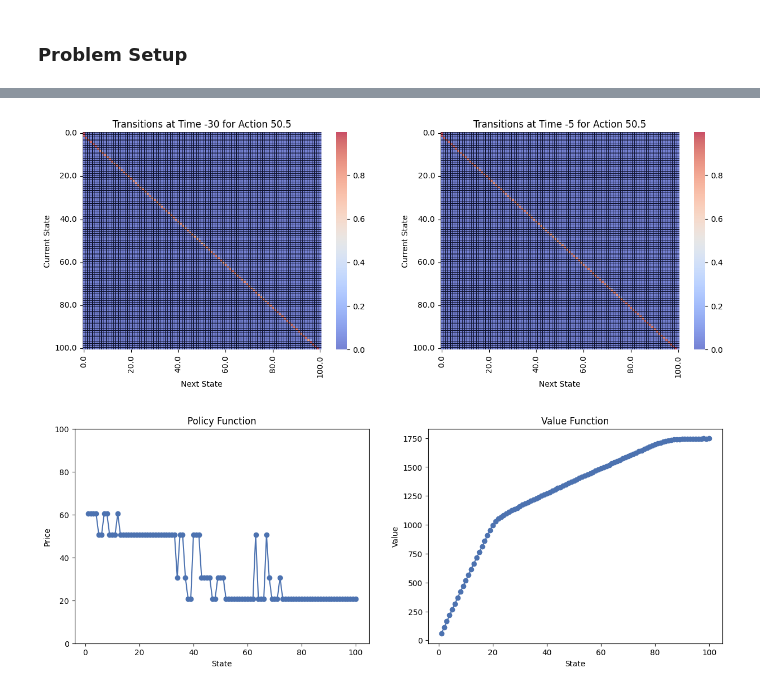
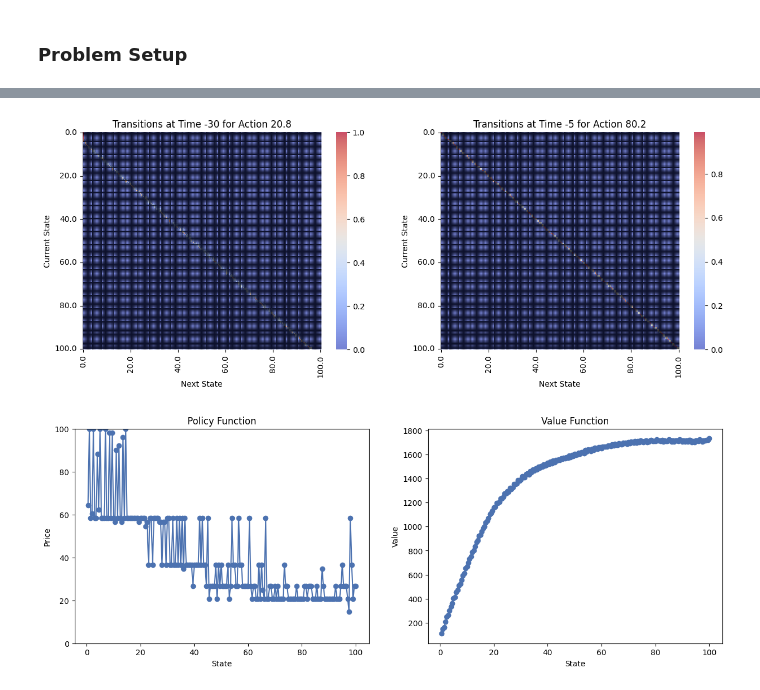
Before and after one commit to Brad-Pfeil/markov-decision-process, a Jupyter notebook: src/examples/example_4.ipynb, the cells around one changed output, grey strips where cells are left out. Saved outputs shown, nothing was run; the diff lists cells and outputs as text; code cells hidden in the pictures.

Commit message:
fix: model with random demand working

```diff
--- a/src/examples/example_4.ipynb
+++ b/src/examples/example_4.ipynb
@@ -57,8 +60,8 @@ Same parameters as example 3, except now we add a shock to demand.
 # Same parameters as before
 
 max_capacity: float = 100
-S: list[float] = np.linspace(0, max_capacity, 101).tolist()
-A: list[float] = np.linspace(1, 100, 11).tolist()
+S: list[float] = np.linspace(0, max_capacity, 201).tolist()
+A: list[float] = np.linspace(1, 100, 51).tolist()
 T: list[int] = np.arange(-30,1).tolist()
 # %%
 # Changing the contstant A to C here because we use A for the action space
@@ -179,12 +211,15 @@ KeyboardInterrupt:
 # %%
-s = 50
-a = 50
+s = np.random.choice(S)
+a = np.random.choice(A)
+t = np.random.choice(T)
+
 row = pd.DataFrame({
     's': [s],
     't': [-10],
     'a': [a]
 })
 pred = model.predict_proba(row[FEATURES])
+#pred = nb_model.predict_proba(row[FEATURES])
 
 mu = s - C * np.exp(-K * a)
 true_dist = discretize_normal(S, mu, sigma)
@@ -263,25 +326,29 @@ Wall time: 5.18 s
 # %%
 # Plot the transitions at time -30
 
 fig, ax = plt.subplots(1, 2, figsize=(15, 5))
 
+# Pick out actions near 20.8 and 80.2
+a0 = np.where(np.isclose(mdp.A, 20.8))[0][0]
+a1 = np.where(np.isclose(mdp.A, 80.2))[0][0]
+
 mdp.plot_matrix(
     matrix_type='transitions',
     t=-30,
-    a=mdp.A[5],
+    a=mdp.A[a0],
     ax=ax[0],
 )
 
 mdp.plot_matrix(
     matrix_type='transitions',
     t=-5,
-    a=mdp.A[5],
+    a=mdp.A[a1],
     ax=ax[1],
 )
 
 plt.show()
 # %% [output]
-[figure, old version]
+[figure, new version]
 # %%
 # Plot the optimal policy
 
@@ -314,4 +381,4 @@ ax[1].set_ylabel("Value")
 
 plt.show()
 # %% [output]
-[figure, old version]
+[figure, new version]
```
Also changed, not shown: parts of 11 cells of this notebook, 11 other files.
